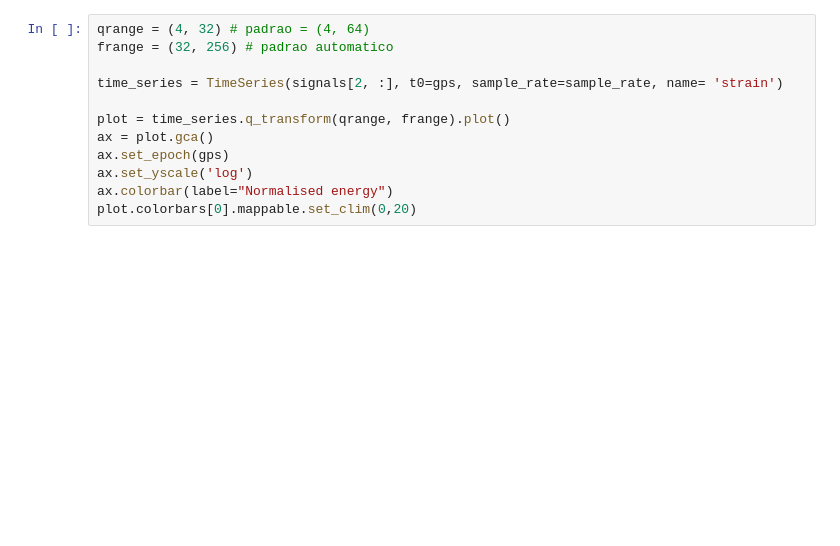
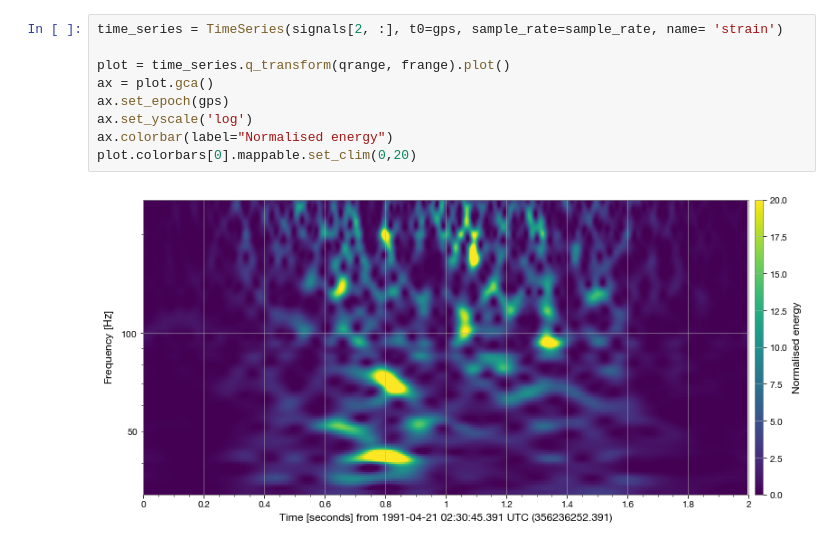
Before and after one commit to denisefavila/Gravitational-Wave-Detection, a Jupyter notebook: analysis/spectrogram.ipynb, the cells around one changed output. Cells and saved outputs as stored; diff of their text form; blank space fills up the shorter version.

```diff
--- a/analysis/spectrogram.ipynb
+++ b/analysis/spectrogram.ipynb
@@ -57,12 +56,11 @@ plot.colorbars[0].mappable.set_clim(0,20)
 # %%
-qrange = (4, 32) # padrao = (4, 64)
-frange = (32, 256) # padrao automatico
-
 time_series = TimeSeries(signals[2, :], t0=gps, sample_rate=sample_rate, name= 'strain')
 
 plot = time_series.q_transform(qrange, frange).plot()
 ax = plot.gca()
 ax.set_epoch(gps)
 ax.set_yscale('log')
 ax.colorbar(label="Normalised energy")
 plot.colorbars[0].mappable.set_clim(0,20)
+# %% [output]
+[figure, added]
```
Also changed, not shown: parts of 3 cells of this notebook.
